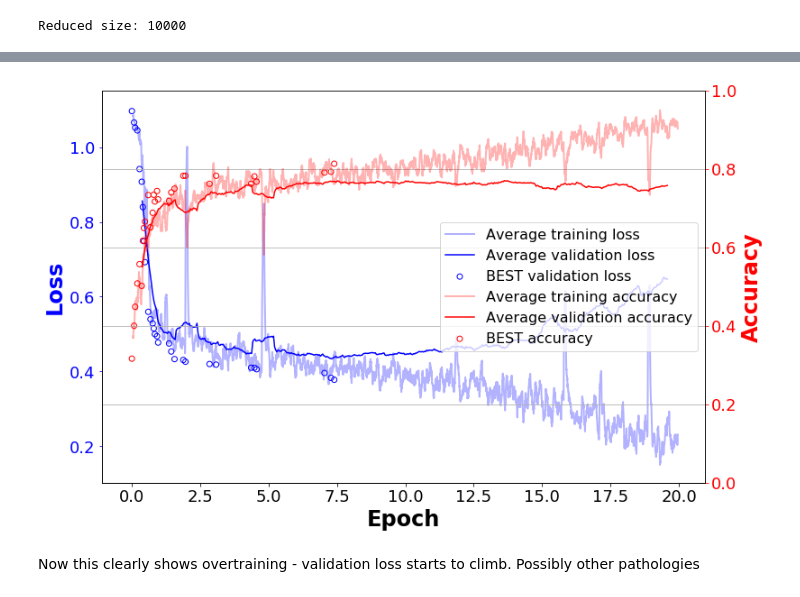
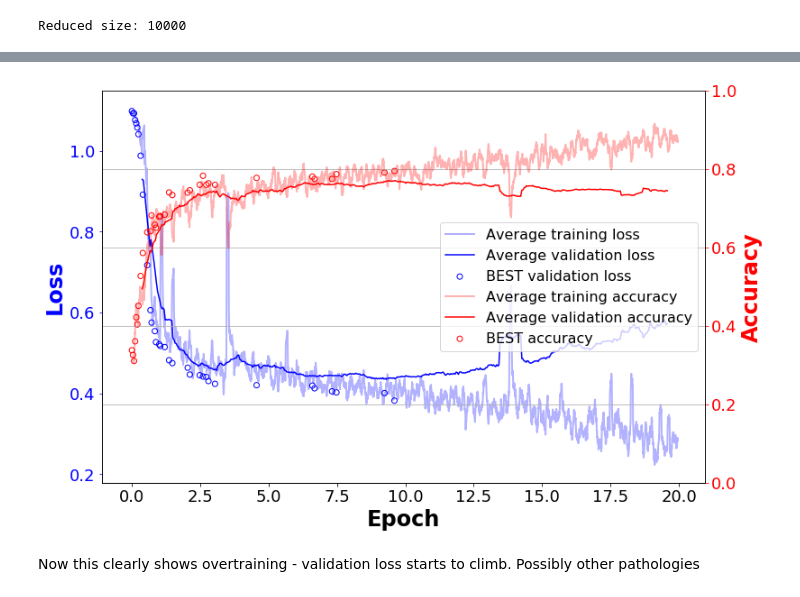
Before and after one commit to wfedorko/Science_Week_ML_tutorial, a Jupyter notebook: notebooks/Training diagnostics and performance metrics.ipynb, the cells around one changed output, grey strips where cells are left out. Saved outputs shown, nothing was run; the diff lists cells and outputs as text; code cells hidden in the pictures.

```diff
--- a/notebooks/Training diagnostics and performance metrics.ipynb
+++ b/notebooks/Training diagnostics and performance metrics.ipynb
@@ -93,8 +93,8 @@ Saved checkpoint as: ../model_state_dumps/20190731_203503/SimpleCNN.pth
 # %%
-loc="../model_state_dumps/20190731_203503"
+loc="../model_state_dumps/20190823_091320"
 plot_utils.disp_learn_hist_smoothed(loc,window_train=20,window_val=20)
 # %% [output]
-[figure, old version]
+[figure, new version]
 # %% [markdown]
 Now this clearly shows overtraining - validation loss starts to climb. Possibly other pathologies
 # %% [markdown]
```
Also changed, not shown: parts of 12 cells of this notebook, 1 other file.
